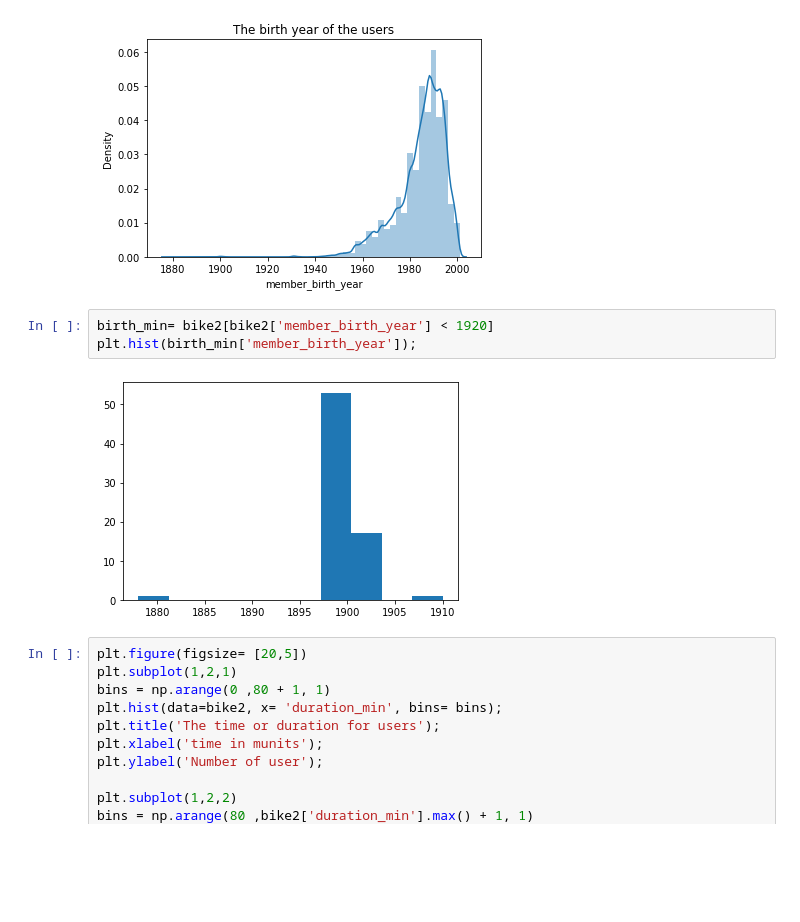
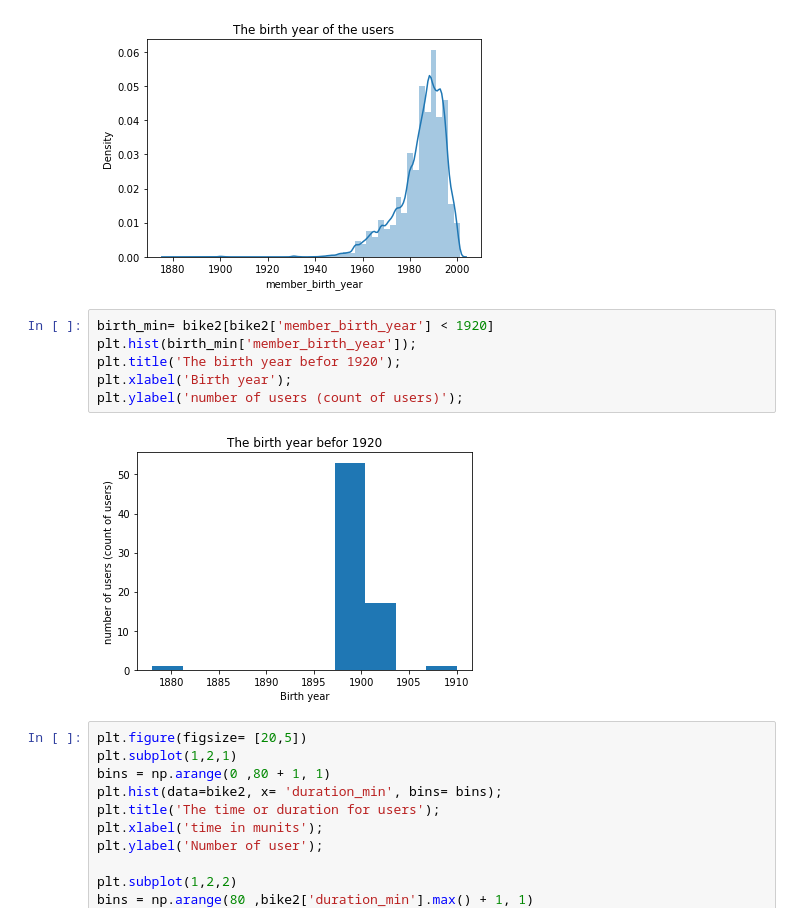
Before and after one commit to Mohamed-Ahmed9798/Ford_GoBike_System, a Jupyter notebook: exploration_template.ipynb, the cells around one changed output. Cells and saved outputs as stored; diff of their text form; blank space fills up the shorter version.

```diff
--- a/exploration_template.ipynb
+++ b/exploration_template.ipynb
@@ -194,8 +210,11 @@ plt.title('The birth year of the users');
 # %%
 birth_min= bike2[bike2['member_birth_year'] < 1920]
 plt.hist(birth_min['member_birth_year']);
+plt.title('The birth year befor 1920');
+plt.xlabel('Birth year');
+plt.ylabel('number of users (count of users)');
 # %% [output]
-[figure, old version]
+[figure, new version]
 # %%
 plt.figure(figsize= [20,5])
 plt.subplot(1,2,1)
```
Also changed, not shown: parts of 10 cells of this notebook, 7 other files.
